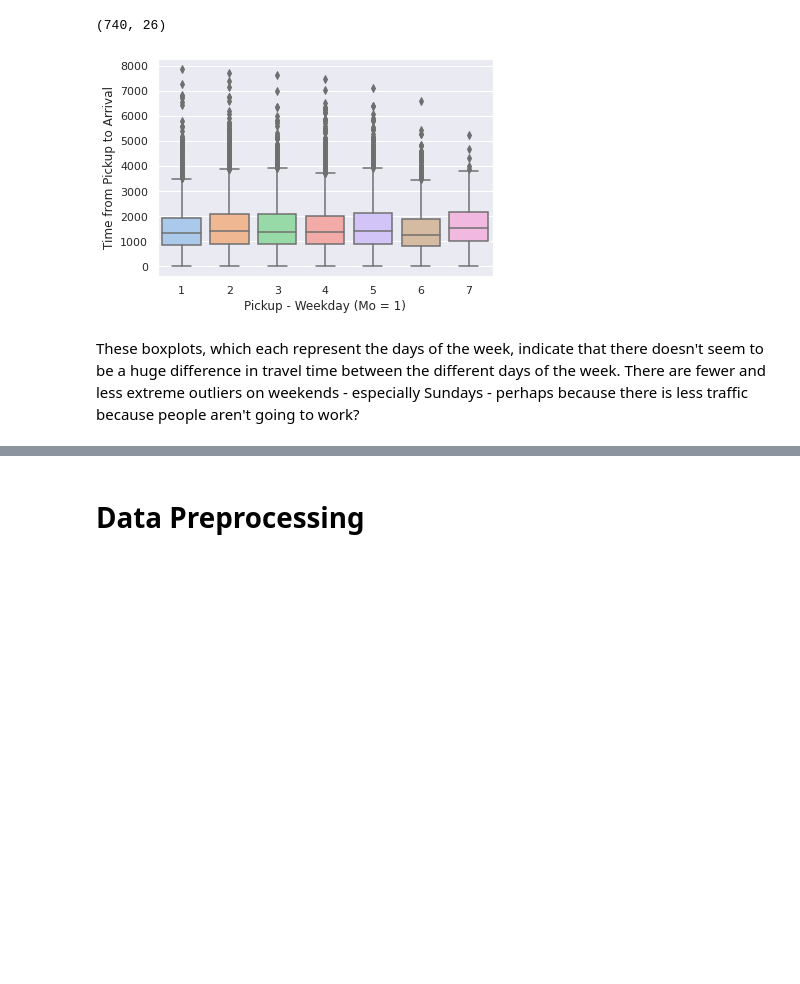
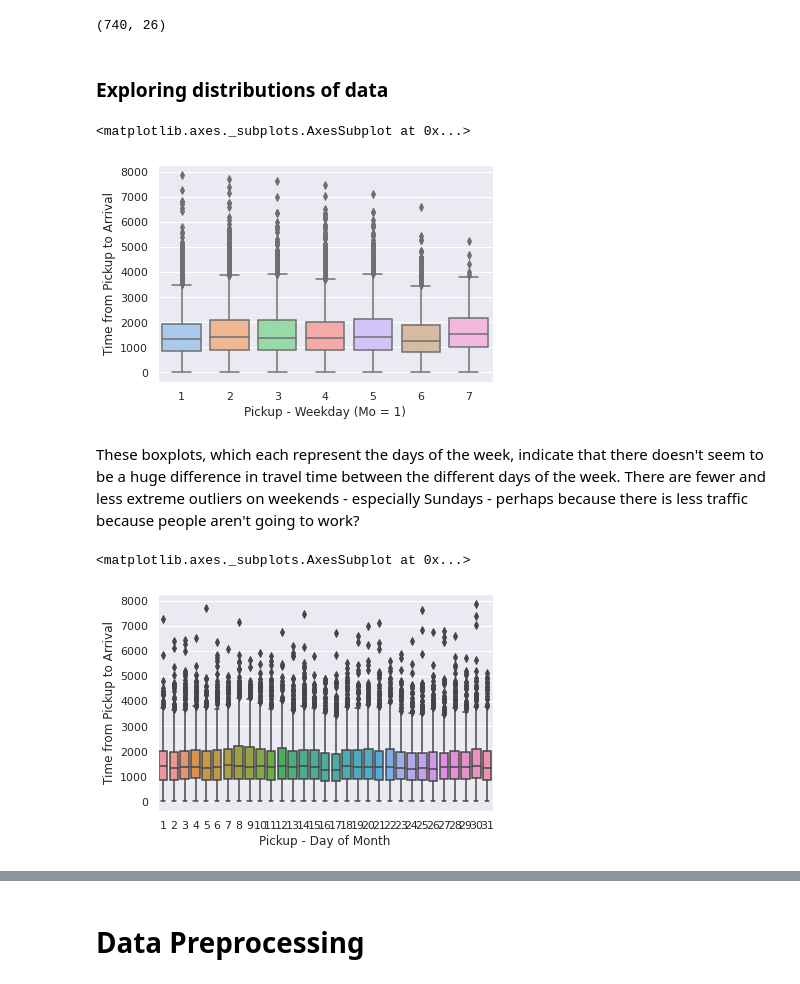
Before and after one commit to monicafar147/logistics-challenge, a Jupyter notebook: Zindi_challenge_ct_3.ipynb, the cells around one changed output, grey strips where cells are left out. Drawn from its saved outputs; the diff is of its cells as text; code cells hidden in the pictures; blank space fills up the shorter version.

Commit message:
added boxplots

```diff
--- a/Zindi_challenge_ct_3.ipynb
+++ b/Zindi_challenge_ct_3.ipynb
@@ -169,9 +171,17 @@ It can therefore be suggested that we drop all but one of the columns which indi
 df_train[df_train['Time from Pickup to Arrival'] < 60].shape
 # %% [output]
 (740, 26)
+# %% [markdown]
+### Exploring distributions of data
 # %%
-ax = sns.boxplot(x='Pickup - Weekday (Mo = 1)', y='Time from Pickup to Arrival', data=df_train)
+sns.boxplot(x='Pickup - Weekday (Mo = 1)', y='Time from Pickup to Arrival', data=df_train)
 # %% [output]
+<matplotlib.axes._subplots.AxesSubplot at 0x...>
 [figure]
 # %% [markdown]
 These boxplots, which each represent the days of the week, indicate that there doesn't seem to be a huge difference in travel time between the different days of the week. There are fewer and less extreme outliers on weekends - especially Sundays - perhaps because there is less traffic because people aren't going to work?
+# %%
+sns.boxplot(x='Pickup - Day of Month', y='Time from Pickup to Arrival', data=df_train)
+# %% [output]
+<matplotlib.axes._subplots.AxesSubplot at 0x...>
+[figure, added]
```
Also changed, not shown: parts of 5 cells of this notebook.
